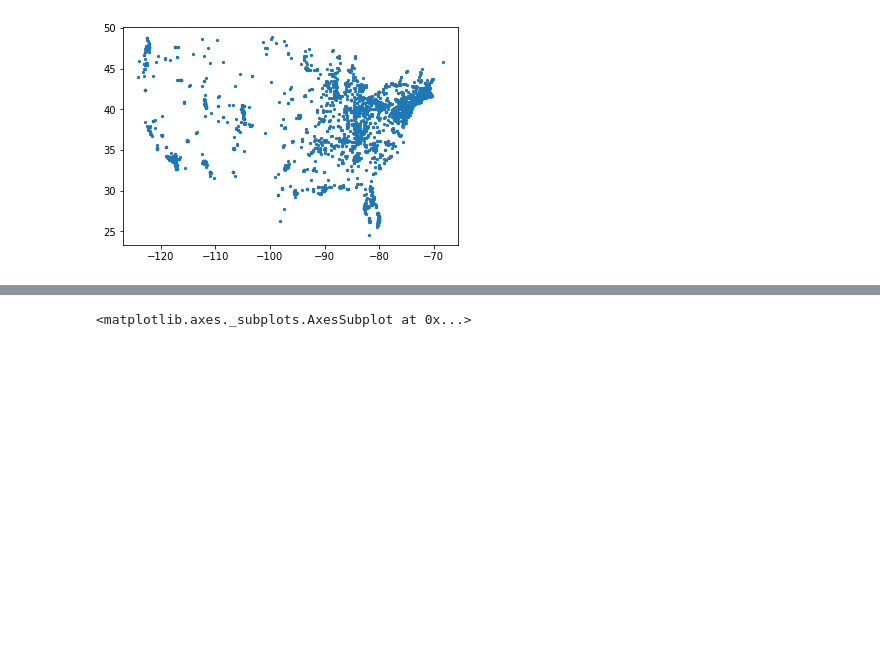
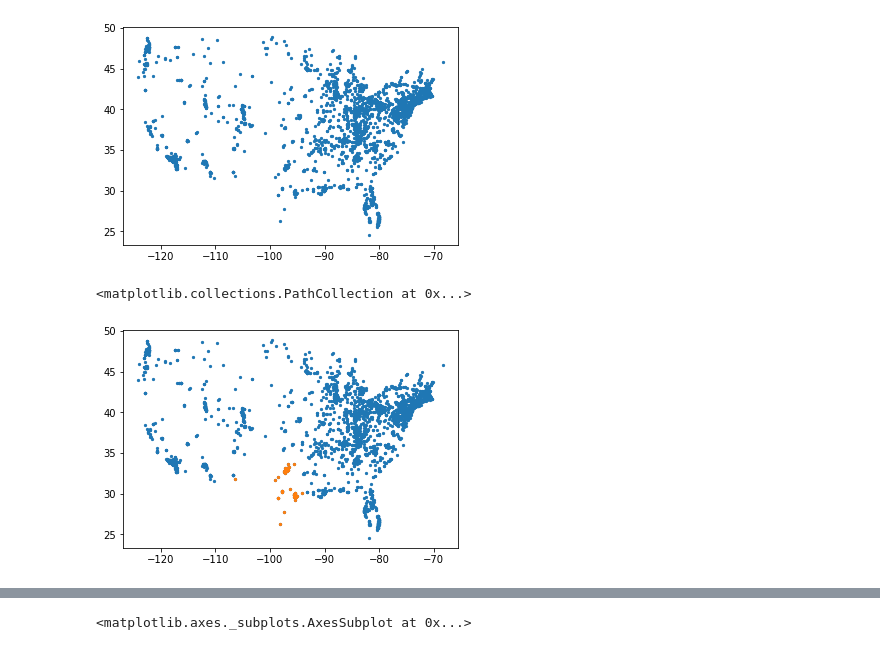
Before and after one commit to GeoDaCenter/opioid-policy-scan, a Jupyter notebook: Vivitrol/locator_check.ipynb, the cells around one changed output, grey strips where cells are left out. Drawn from its saved outputs; the diff is of its cells as text; code cells hidden in the pictures; blank space fills up the shorter version.

```diff
--- a/Vivitrol/locator_check.ipynb
+++ b/Vivitrol/locator_check.ipynb
@@ -50,6 +50,14 @@ plt.scatter(df_['Longitude'], df_['Latitude'], s = 5)
 plt.savefig(fname = 'tt.png', dpi = 300)
 # %% [output]
 [figure]
+# %%
+#check tx?
+df_t = df_[df_['STATE'] == 'TX']
+plt.scatter(df_['Longitude'], df_['Latitude'], s = 5)
+plt.scatter(df_t['Longitude'], df_t['Latitude'], s = 5)
+# %% [output]
+<matplotlib.collections.PathCollection at 0x...>
+[figure, added]
 # %%
 import geopandas as gpd
 from shapely.geometry import Polygon
```
Also changed, not shown: parts of 2 cells of this notebook, 1 other file.
